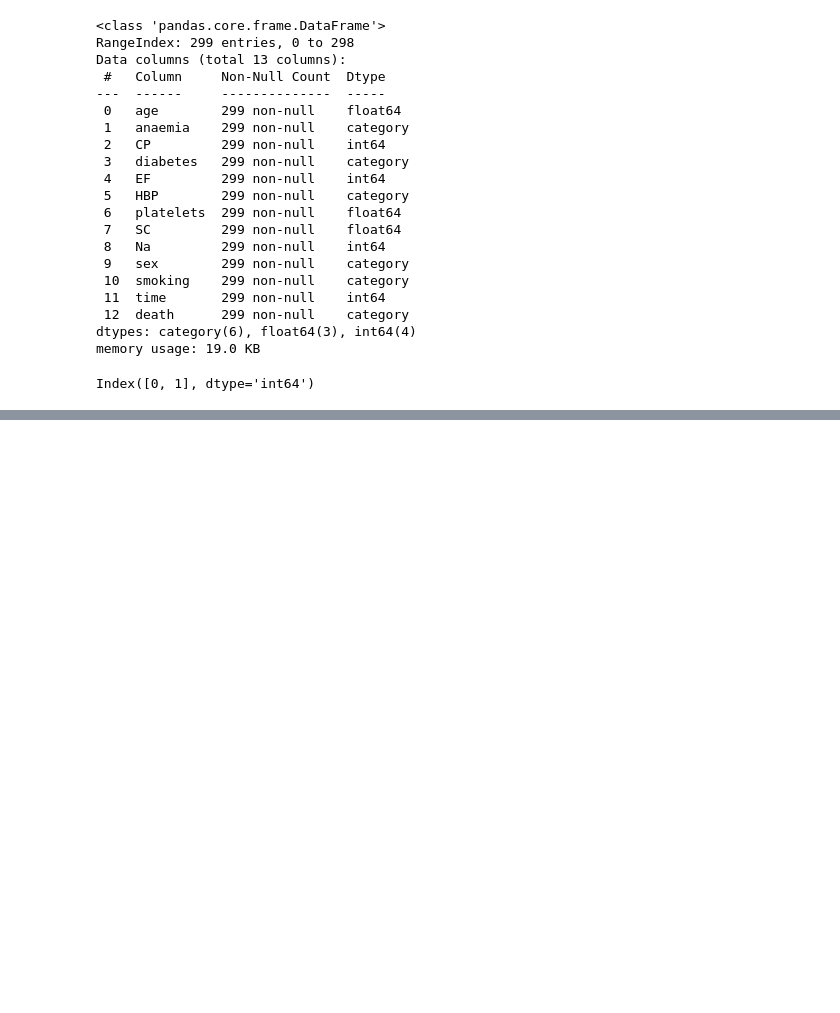
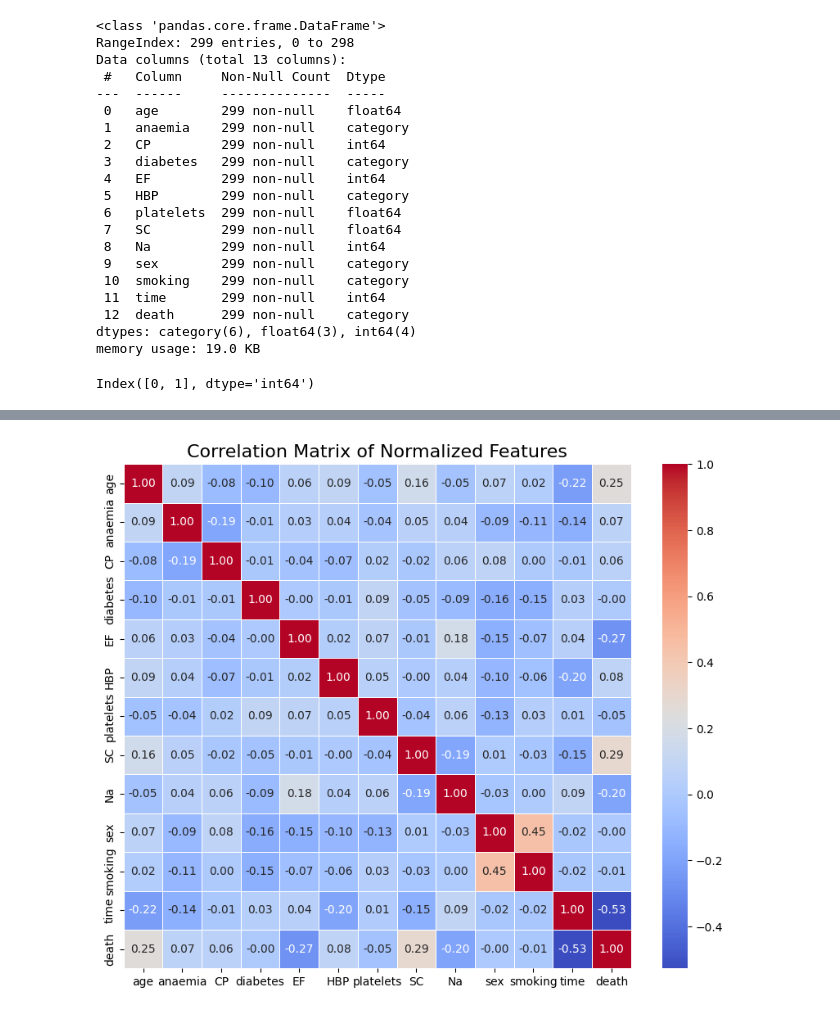
Before and after one commit to CZhakshylykova/Heart-Attack-Risk, a Jupyter notebook: Heart_attack.ipynb, the cells around one changed output, grey strips where cells are left out. Cells and saved outputs as stored; diff of their text form; code cells hidden in the pictures; blank space fills up the shorter version.

```diff
--- a/Heart_attack.ipynb
+++ b/Heart_attack.ipynb
@@ -112,0 +191,20 @@ TypeError: DataFrame.isna() takes 1 positional argument but 2 were given
+# %%
+# normalize the data with standartscaler
+numeric_data = data.select_dtypes(include="number").columns
+
+#normalize only the numeric data columns using Standardscaler
+from sklearn.preprocessing import StandardScaler
+scaler = StandardScaler()
+data[numeric_data]=scaler.fit_transform(data[numeric_data])
+
+#calculate the correlation matrix
+correlation_matrix = data.corr()
+
+#plot the correlation heatmap
+
+plt.figure(figsize=(10,8))
+sns.heatmap(correlation_matrix, annot=True, cmap="coolwarm", fmt=".2f", cbar = True, linewidths=0.5)
+plt.title("Correlation Matrix of Normalized Features", fontsize =16)
+plt.show()
+# %% [output]
+[figure, added]
```
Also changed, not shown: parts of 5 cells of this notebook.
